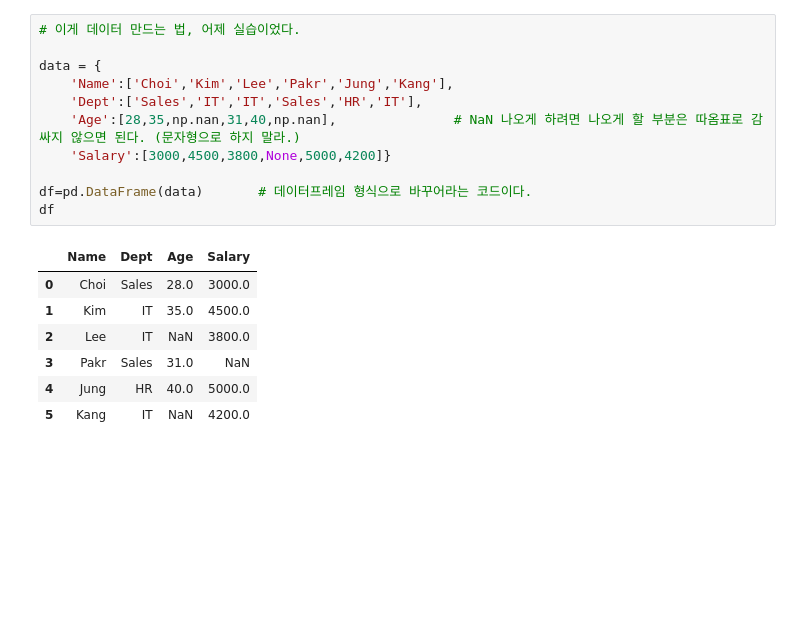
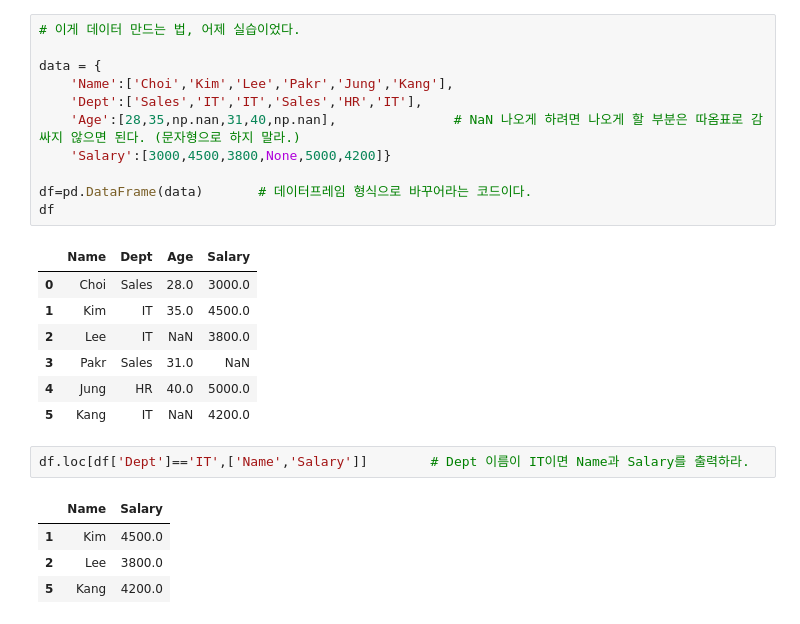
Before and after one commit to hslcrb/kw-competition-practice, a Jupyter notebook: 20260705-일요실습1.ipynb, the cells around one changed output. Drawn from its saved outputs; the diff is of its cells as text; blank space fills up the shorter version.

```diff
--- a/20260705-일요실습1.ipynb
+++ b/20260705-일요실습1.ipynb
@@ -585,3 +585,10 @@ df
 | 3 | Pakr | Sales | 31.0 | NaN |
 | 4 | Jung | HR | 40.0 | 5000.0 |
 | 5 | Kang | IT | NaN | 4200.0 |
+# %%
+df.loc[df['Dept']=='IT',['Name','Salary']]        # Dept 이름이 IT이면 Name과 Salary를 출력하라.
+# %% [output]
+|  | Name | Salary |
+| 1 | Kim | 4500.0 |
+| 2 | Lee | 3800.0 |
+| 5 | Kang | 4200.0 |
```
